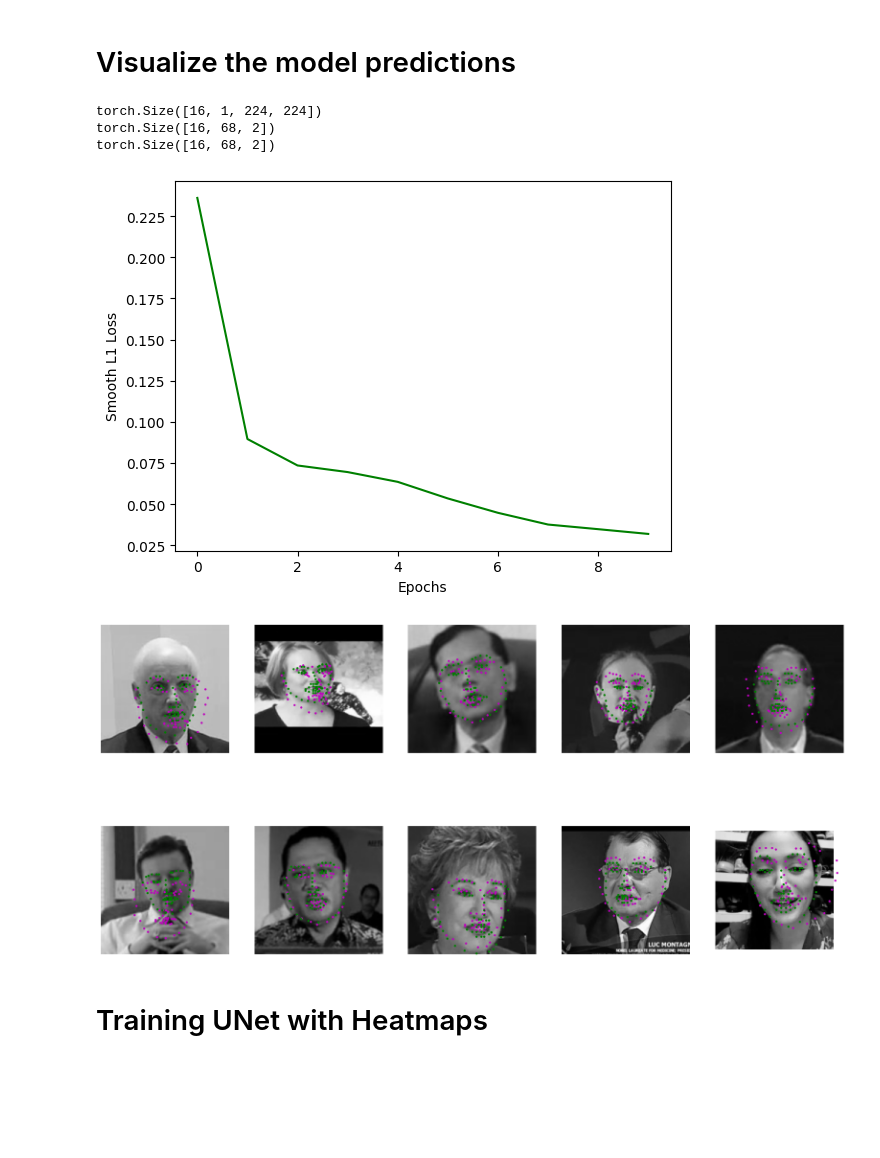
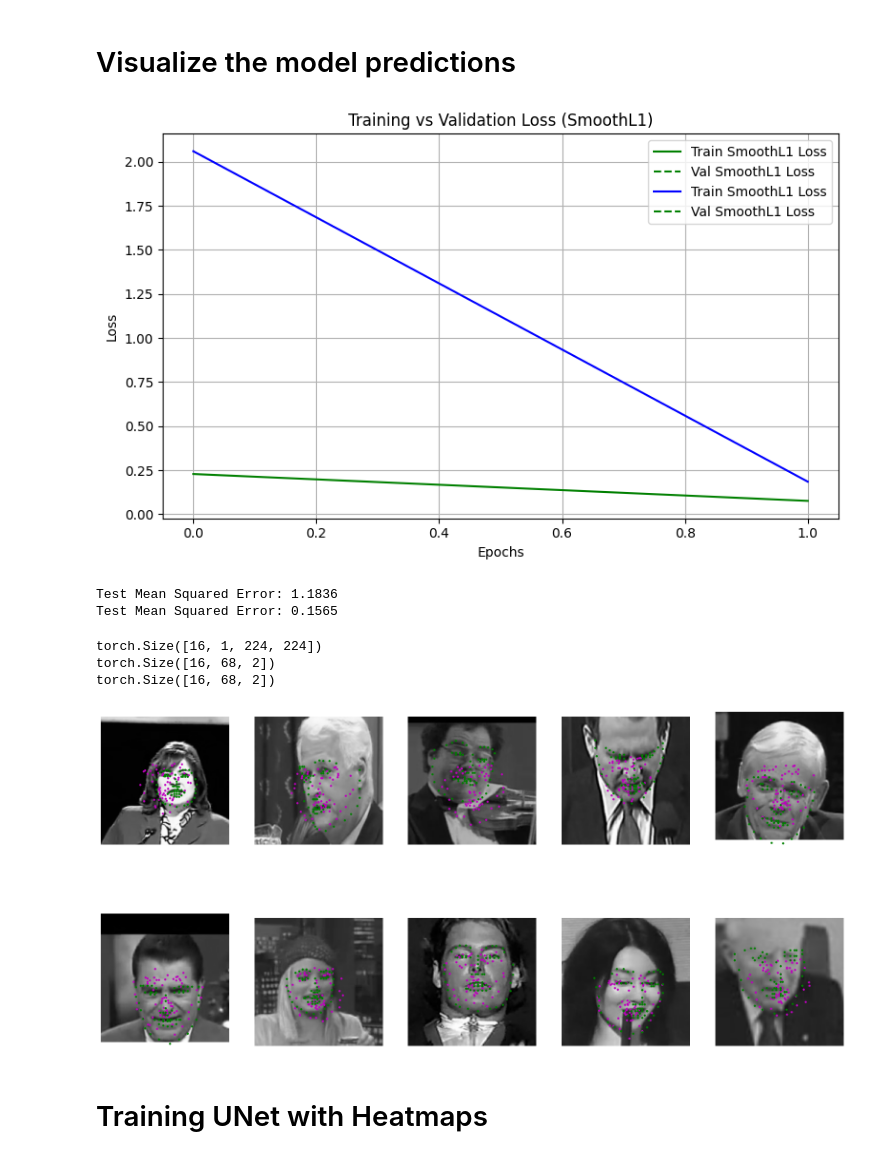
Before and after one commit to LIYunzhe1408/Facial-Keypoint-Detection, a Jupyter notebook: hw3.ipynb, the cells around one changed output. Cells and saved outputs as stored; diff of their text form; code cells hidden in the pictures; blank space fills up the shorter version.

```diff
--- a/hw3.ipynb
+++ b/hw3.ipynb
@@ -130,18 +130,13 @@ for i, data in enumerate(test_loader):
 # %%
 from models import SimpleNet
 
-# Defining the loss and optimization
-criterion = nn.SmoothL1Loss()
-
-net = SimpleNet()
+net_SmoothL1 = SimpleNet()
+net_MSELoss = SimpleNet()
 # net = Resnet18Grayscale()
 # net = Dinov2_grayscale()
 
-print(net)
 
-optimizer = optim.Adam(net.parameters(), lr=0.001)
-
-def train_net(n_epochs):
+def train_net(net, n_epochs, criterion, optimizer):
     losses = []
     # prepare the net for training
     net.train()
@@ -162,6 +157,10 @@ def train_net(n_epochs):
             # Move images and keypoints to GPU
             images = images.cuda()
             key_pts = key_pts.cuda()
+
+            if isinstance(criterion, nn.MSELoss):
+              images = images.type(torch.float32)
+              key_pts = key_pts.type(torch.float32)
 
             # TODO: implement training code here
             key_pts = key_pts.view(key_pts.size(0), -1)
@@ -184,6 +183,13 @@ def train_net(n_epochs):
     print("Finished Training")
 
 # train the network
-n_epochs = 10  # we start at small values, then we increase when we fixed the model structure and hyperparams
+n_epochs = 2  # we start at small values, then we increase when we fixed the model structure and hyperparams
 
-losses = train_net(n_epochs)
+# Defining the loss and optimization
+criterion = nn.SmoothL1Loss()
+criterion = nn.MSELoss()
+optimizer_smoothL1 = optim.Adam(net_SmoothL1.parameters(), lr=0.001)
+optimizer_MSE = optim.Adam(net_MSELoss.parameters(), lr=0.001)
+
+SmoothL1_losses = train_net(net_SmoothL1, n_epochs, nn.SmoothL1Loss(), optimizer_smoothL1)
+MSE_losses = train_net(net_MSELoss, n_epochs, nn.MSELoss(), optimizer_MSE)
@@ -208,5 +215,41 @@ SimpleNet(
 # %% [markdown]
 # Visualize the model predictions
+# %%
+plt.figure(figsize=(8, 5))
+plt.plot(SmoothL1_losses, 'g-', label='Train SmoothL1 Loss')
+plt.plot(loss_validate_smoothL1, 'g--', label='Val SmoothL1 Loss')
+plt.plot(MSE_losses, 'b-', label='Train SmoothL1 Loss')
+plt.plot(loss_validate_smoothL1, 'g--', label='Val SmoothL1 Loss')
+plt.xlabel("Epochs")
+plt.ylabel("Loss")
+plt.title("Training vs Validation Loss (SmoothL1)")
+plt.legend()
+plt.grid(True)
+plt.tight_layout()
+plt.show()
+# %% [output]
+[figure, added]
+# %%
+from torch.nn import MSELoss
+
+def calcMSE(net):
+  net.eval()
+  mse = MSELoss()
+  total_mse = 0.0
+  with torch.no_grad():
+      for data in test_loader:
+          images = data['image'].cuda()
+          key_pts = data['keypoints'].view(-1, 136).cuda()
+          outputs = net(images)
+          total_mse += mse(outputs, key_pts).item()
+
+  mean_mse = total_mse / len(test_loader)
+  print(f"Test Mean Squared Error: {mean_mse:.4f}")
+calcMSE(net_SmoothL1)
+calcMSE(net_MSELoss)
+# %% [output]
+Test Mean Squared Error: 1.1836
+Test Mean Squared Error: 0.1565
 # %%
 
 def show_all_keypoints(image, predicted_key_pts, gt_pts=None):
@@ -274,38 +317,39 @@ def visualize_output(test_images, test_outputs, gt_pts=None, batch_size=10):
         predicted_key_pts = predicted_key_pts * 50.0 + 100
 
         # plot ground truth points for comparison, if they exist
         ground_truth_pts = None
         if gt_pts is not None:
             ground_truth_pts = gt_pts[i]
             ground_truth_pts = ground_truth_pts * 50.0 + 100
 
         # call show_all_keypoints
         show_all_keypoints(np.squeeze(image), predicted_key_pts, ground_truth_pts)
 
         plt.axis("off")
 
     plt.show()
 
 
-plt.xlabel("Epochs")
-plt.ylabel("Smooth L1 Loss")
-plt.plot(losses, "g-")
+# plt.xlabel("Epochs")
+# plt.ylabel("Smooth L1 Loss")
+# plt.plot(losses, "g-")
 
+
+net = net_MSELoss
 # get a sample of test data again
 test_images, test_outputs, gt_pts = net_sample_output(net.cpu(), test_loader)
 
 print(test_images.data.size())
 print(test_outputs.data.size())
 print(gt_pts.size())
 
 # visualize the test output
 visualize_output(test_images, test_outputs, gt_pts)
 # %% [output]
 torch.Size([16, 1, 224, 224])
 torch.Size([16, 68, 2])
 torch.Size([16, 68, 2])
-[figure, old version]
+[figure, new version]
-[figure, removed]
 # %% [markdown]
 # Training UNet with Heatmaps
 # %%
```
Also changed, not shown: parts of 3 cells of this notebook.
